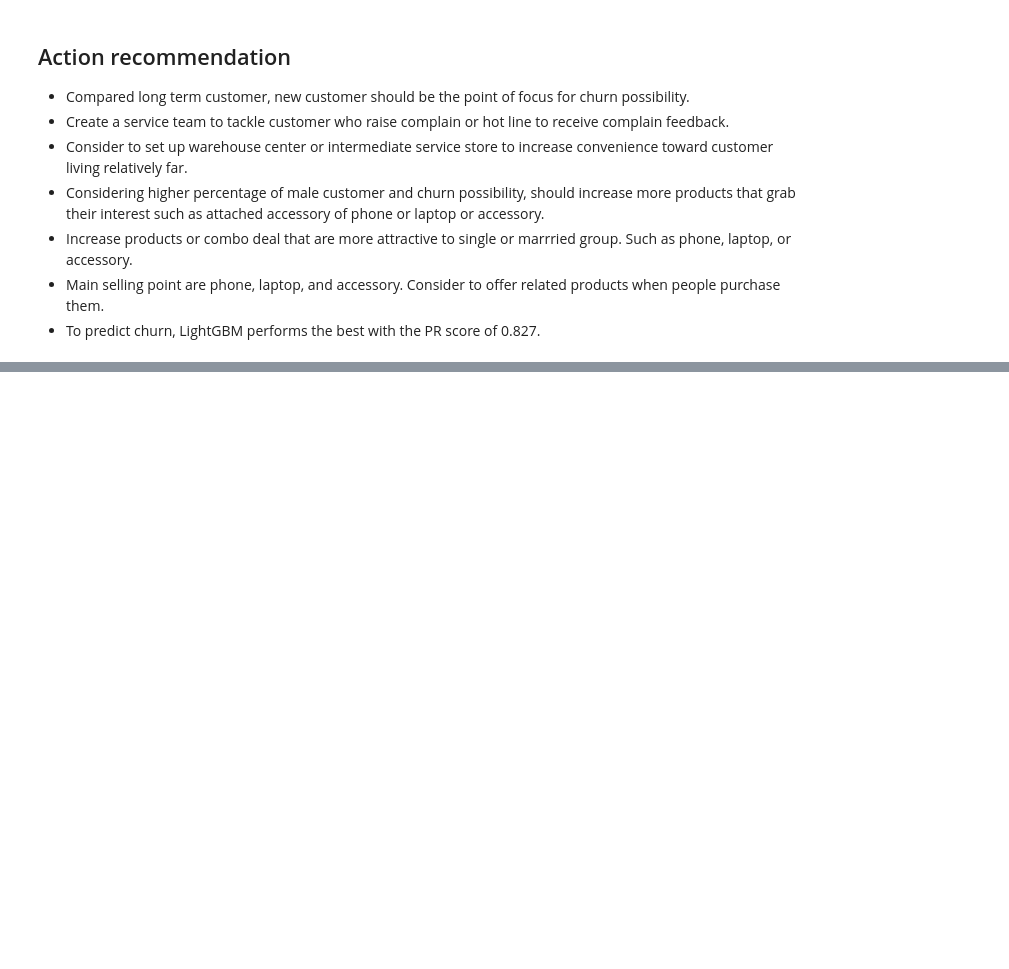
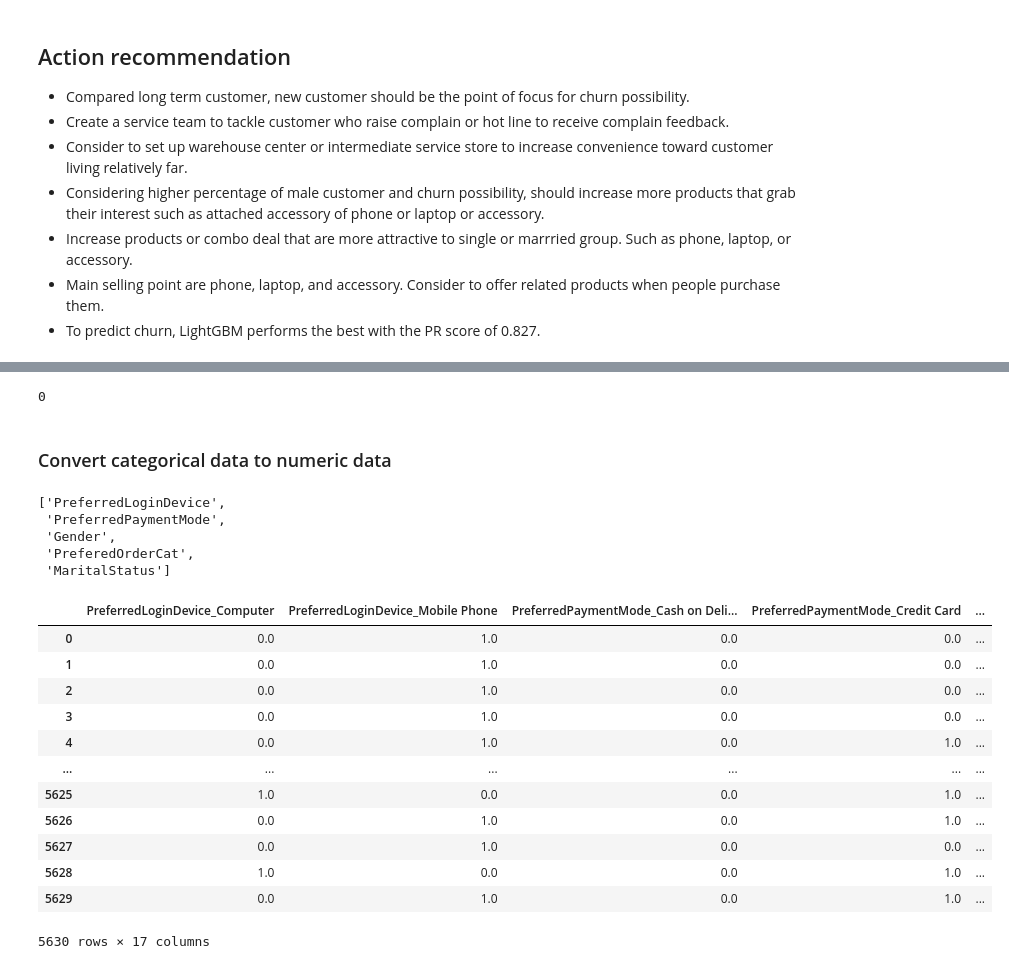
Before and after one commit to TsungYuanHsu/e-commerce_customer_churn_analysis, a Jupyter notebook: e-commerce_customer_churn_analysis.ipynb, the cells around one changed output, grey strips where cells are left out. Saved outputs shown, nothing was run; the diff lists cells and outputs as text; code cells hidden in the pictures; blank space fills up the shorter version.

```diff
--- a/e-commerce_customer_churn_analysis.ipynb
+++ b/e-commerce_customer_churn_analysis.ipynb
@@ -1059,0 +1204,35 @@ weighted avg       0.91      0.88      0.89      1126
+# %%
+df_dl['OrderAmountHikeFromlastYear'].isna().sum()
+# %% [output]
+0
+# %% [markdown]
+### Convert categorical data to numeric data
+# %%
+# Get categorical columns
+cat_columns_dl = df_dl.select_dtypes(include='category').columns.tolist()
+cat_columns_dl
+# %% [output]
+['PreferredLoginDevice',
+ 'PreferredPaymentMode',
+ 'Gender',
+ 'PreferedOrderCat',
+ 'MaritalStatus']
+# %%
+# Convert categorical columns to numeric data
+onehot = OneHotEncoder(handle_unknown='ignore', sparse_output=False)
+df_dl_cat = pd.DataFrame(onehot.fit_transform(df_dl[cat_columns_dl]), columns=onehot.get_feature_names_out())
+df_dl_cat
+# %% [output]
+|  | PreferredLoginDevice_Computer | PreferredLoginDevice_Mobile Phone | PreferredPaymentMode_Cash on Deli... | PreferredPaymentMode_Credit Card | ... |
+| 0 | 0.0 | 1.0 | 0.0 | 0.0 | ... |
+| 1 | 0.0 | 1.0 | 0.0 | 0.0 | ... |
+| 2 | 0.0 | 1.0 | 0.0 | 0.0 | ... |
+| 3 | 0.0 | 1.0 | 0.0 | 0.0 | ... |
+| 4 | 0.0 | 1.0 | 0.0 | 1.0 | ... |
+| ... | ... | ... | ... | ... | ... |
+| 5625 | 1.0 | 0.0 | 0.0 | 1.0 | ... |
+| 5626 | 0.0 | 1.0 | 0.0 | 1.0 | ... |
+| 5627 | 0.0 | 1.0 | 0.0 | 0.0 | ... |
+| 5628 | 1.0 | 0.0 | 0.0 | 1.0 | ... |
+| 5629 | 0.0 | 1.0 | 0.0 | 1.0 | ... |
+5630 rows × 17 columns
```
Also changed, not shown: parts of 19 cells of this notebook.
